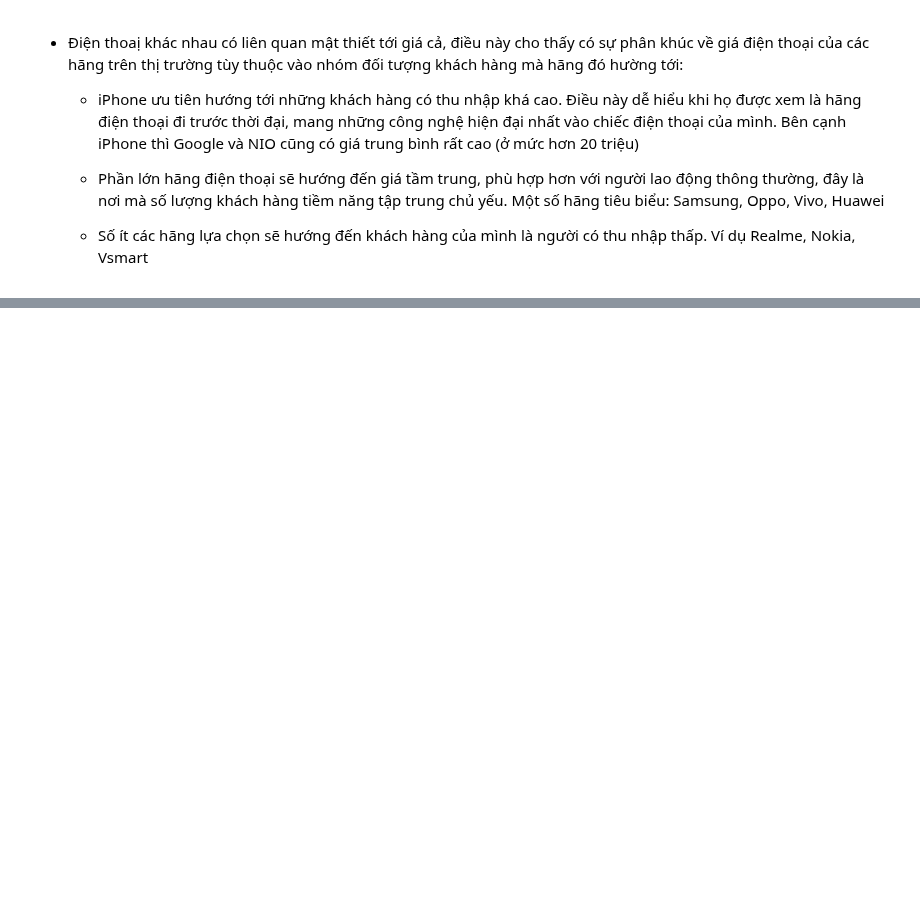
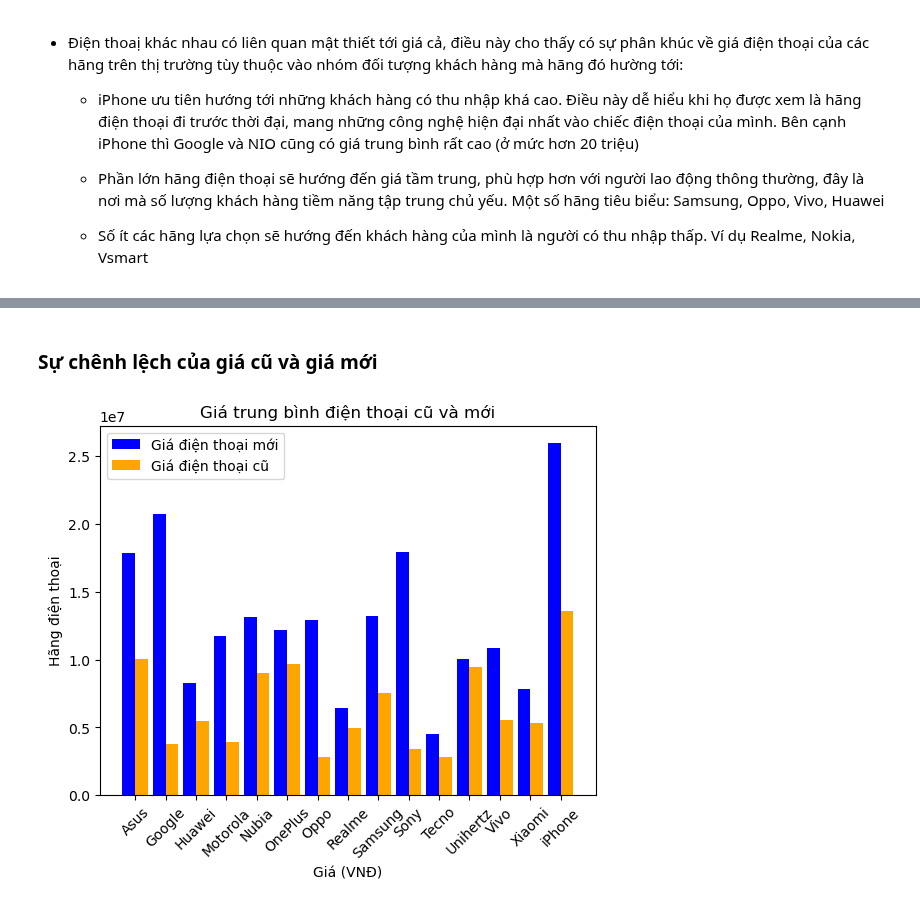
Before and after one commit to Yogurt01/G2_IntroToDataScience_CQ2022-21_Lab, a Jupyter notebook: notebooks/3.3-eda-22120043.ipynb, the cells around one changed output, grey strips where cells are left out. Saved outputs shown, nothing was run; the diff lists cells and outputs as text; code cells hidden in the pictures; blank space fills up the shorter version.

```diff
--- a/notebooks/3.3-eda-22120043.ipynb
+++ b/notebooks/3.3-eda-22120043.ipynb
@@ -148,0 +160,7 @@ plt.show()
+# %%
+df = data
+df['chenh_lech_gia'] = df['gia_moi'] - df['gia_cu']
+res = df.groupby(['hang_dien_thoai', 'la_dien_thoai_cu'])['gia_moi'].mean().unstack().reset_index()
+res.columns = ['hang_dien_thoai', 'gia_moi_trung_binh', 'gia_cu_trung_binh']
+res = res.dropna()
+res
@@ -148,0 +184,15 @@ plt.show()
+# %% [markdown]
+### Sự chênh lệch của giá cũ và giá mới
+# %%
+x = np.arange(len(res)) * (1 + 0.2)
+width = 0.5 # đây là độ rộng của từng cột
+plt.bar(x - width/2, res['gia_moi_trung_binh'], width , label = 'Giá điện thoại mới', color = 'blue')
+plt.bar(x + width/2, res['gia_cu_trung_binh'], width , label = 'Giá điện thoại cũ', color = 'orange')
+plt.title('Giá trung bình điện thoại cũ và mới')
+plt.xlabel('Giá (VNĐ)')
+plt.ylabel('Hãng điện thoại')
+plt.xticks(x, res['hang_dien_thoai'], rotation = 45)
+plt.legend()
+plt.show()
+# %% [output]
+[figure, added]
```
Also changed, not shown: parts of 8 cells of this notebook.
